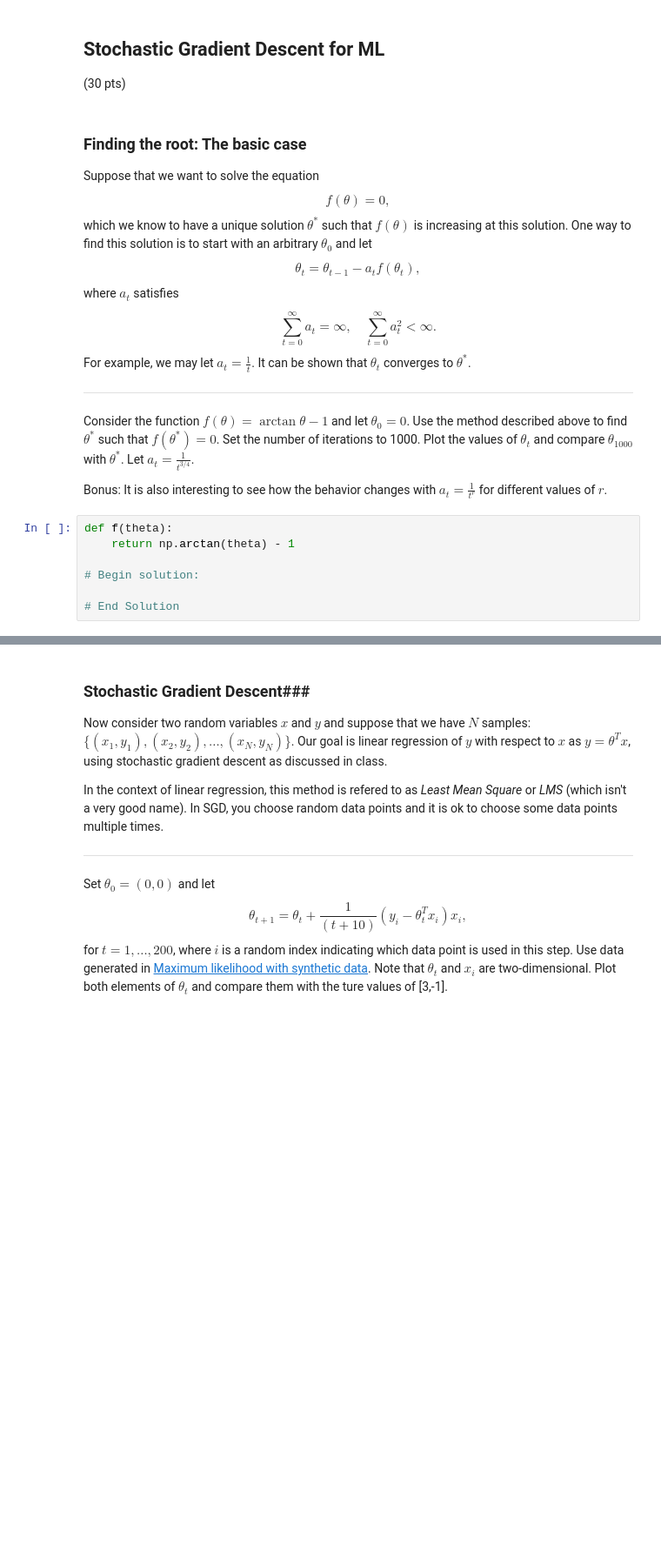
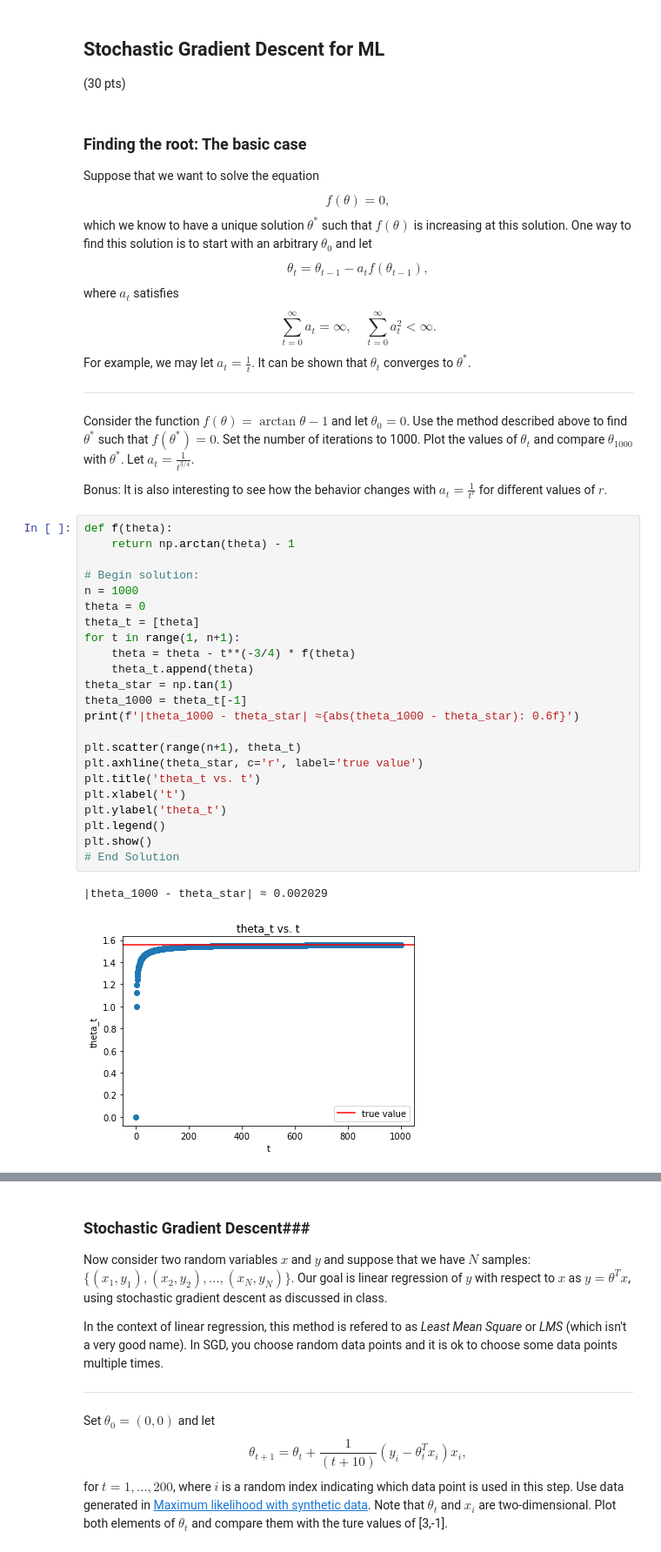
Before and after one commit to ZackBoner/SLGM-fall-2021, a Jupyter notebook: 2021F_Lab_4_Regression.ipynb, the cells around one changed output, grey strips where cells are left out. Shown at 87% size. Cells and saved outputs as stored; diff of their text form; blank space fills up the shorter version.

```diff
--- a/2021F_Lab_4_Regression.ipynb
+++ b/2021F_Lab_4_Regression.ipynb
@@ -155,7 +185,7 @@ corner.corner(thetasamples);
 ### Finding the root: The basic case
 Suppose that we want to solve the equation $$f(\theta)=0,$$ which we know to have a unique solution $\theta^*$ such that $f(\theta)$ is increasing at this solution. One way to find this solution is to start with an arbitrary $\theta_0$ and let
 $$
-\theta_t = \theta_{t-1} - a_t f(\theta_t),
+\theta_t = \theta_{t-1} - a_t f(\theta_{t-1}),
 $$
 where $a_t$ satisfies
 $$\sum_{t=0}^\infty a_t = \infty,\quad \sum_{t=0}^\infty a_t^2 < \infty.$$
@@ -165,13 +195,32 @@ ___
 Consider the function $f(\theta)=\arctan \theta -1$ and let $\theta_0=0$. Use the method described above to find $\theta^*$ such that $f(\theta^*)=0$. Set the number of iterations to 1000. Plot the values of $\theta_t$ and compare $\theta_{1000}$ with $\theta^*$. Let $a_t=\frac1{t^{3/4}}$.
 
 Bonus: It is also interesting to see how the behavior changes with $a_t=\frac1{t^r}$ for different values of $r$.
-# %%
-def f(theta):
-    return np.arctan(theta) - 1
-
-# Begin solution:
-
-# End Solution
+# %%
+def f(theta):
+    return np.arctan(theta) - 1
+
+# Begin solution:
+n = 1000
+theta = 0
+theta_t = [theta]
+for t in range(1, n+1):
+    theta = theta - t**(-3/4) * f(theta)
+    theta_t.append(theta)
+theta_star = np.tan(1)
+theta_1000 = theta_t[-1]
+print(f'|theta_1000 - theta_star| ≈{abs(theta_1000 - theta_star): 0.6f}')
+
+plt.scatter(range(n+1), theta_t)
+plt.axhline(theta_star, c='r', label='true value')
+plt.title('theta_t vs. t')
+plt.xlabel('t')
+plt.ylabel('theta_t')
+plt.legend()
+plt.show()
+# End Solution
+# %% [output]
+|theta_1000 - theta_star| ≈ 0.002029
+[figure, added]
 # %% [markdown]
 ### Finding the root with noisy observations###
 Importantly, this method works even if we can't actually compute $f(\theta)$ but instead can obtain $F(\theta)$, which is a noisy version of $f(\theta)$ such that
```
Also changed, not shown: parts of 13 cells of this notebook.
